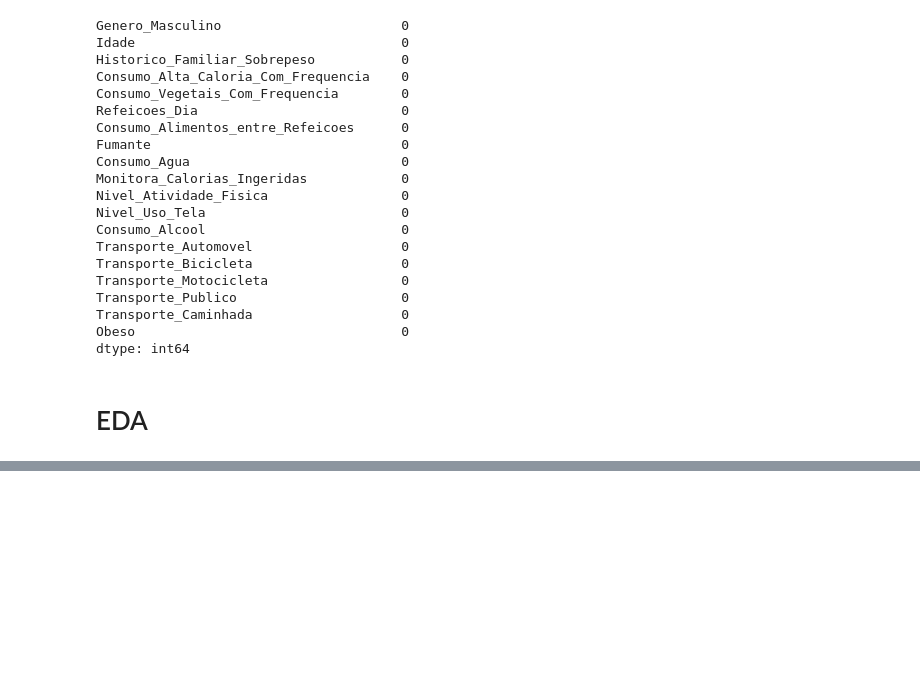
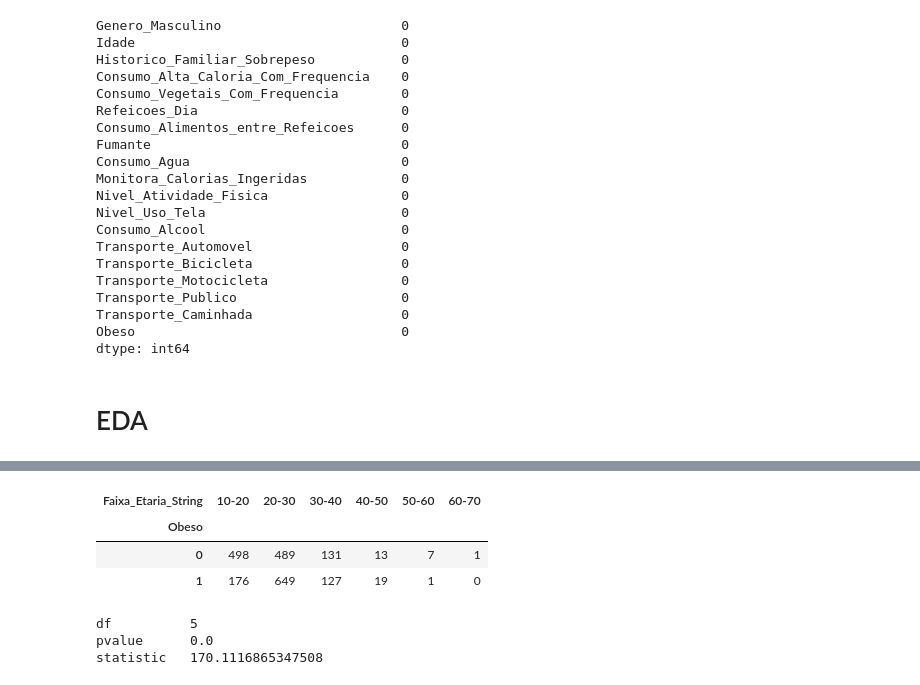
Before and after one commit to srmatheusmaciel/classificacao_naive_bayes, a Jupyter notebook: modelo_obesidade.ipynb, the cells around one changed output, grey strips where cells are left out. Saved outputs shown, nothing was run; the diff lists cells and outputs as text; code cells hidden in the pictures; blank space fills up the shorter version.

Commit message:
EDA Qualitativa e teste qui-quadrado
Signed-off-by: Matheus Maciel <eumatheusmaciel@gmail.com>

```diff
--- a/modelo_obesidade.ipynb
+++ b/modelo_obesidade.ipynb
@@ -122,0 +149,30 @@ px.box(df_obesidade, y='Idade')
+# %%
+# Bucketing de Idade
+bins = [10, 20, 30, 40, 50, 60, 70]
+bins_ordinal = [0, 1, 2, 3, 4, 5]
+labels_faixa_etaria = ['10-20', '20-30', '30-40', '40-50', '50-60', '60-70']
+
+df_obesidade['Faixa_Etaria_String'] = pd.cut(df_obesidade['Idade'], bins=bins,
+                                             labels=labels_faixa_etaria,
+                                             include_lowest=True)
+
+df_obesidade['Faixa_Etaria'] = pd.cut(df_obesidade['Idade'], bins=bins,
+                                      labels=bins_ordinal,
+                                      include_lowest=True)
+# %%
+# Criar uma Tabela de Contigencia - Faixa Etaria x Obesidade
+tabela_contingencia_faixa_etaria = sm.stats.Table.from_data(df_obesidade[['Obeso', 'Faixa_Etaria_String']])
+# %%
+tabela_contingencia_faixa_etaria.table_orig
+# %% [output]
+| Faixa_Etaria_String | 10-20 | 20-30 | 30-40 | 40-50 | 50-60 | 60-70 |
+| Obeso |  |  |  |  |  |  |
+| 0 | 498 | 489 | 131 | 13 | 7 | 1 |
+| 1 | 176 | 649 | 127 | 19 | 1 | 0 |
+# %%
+# teste de Chi-Square de Pearson
+print(tabela_contingencia_faixa_etaria.test_nominal_association())
+# %% [output]
+df          5
+pvalue      0.0
+statistic   170.1116865347508
```
Also changed, not shown: parts of 6 cells of this notebook.
